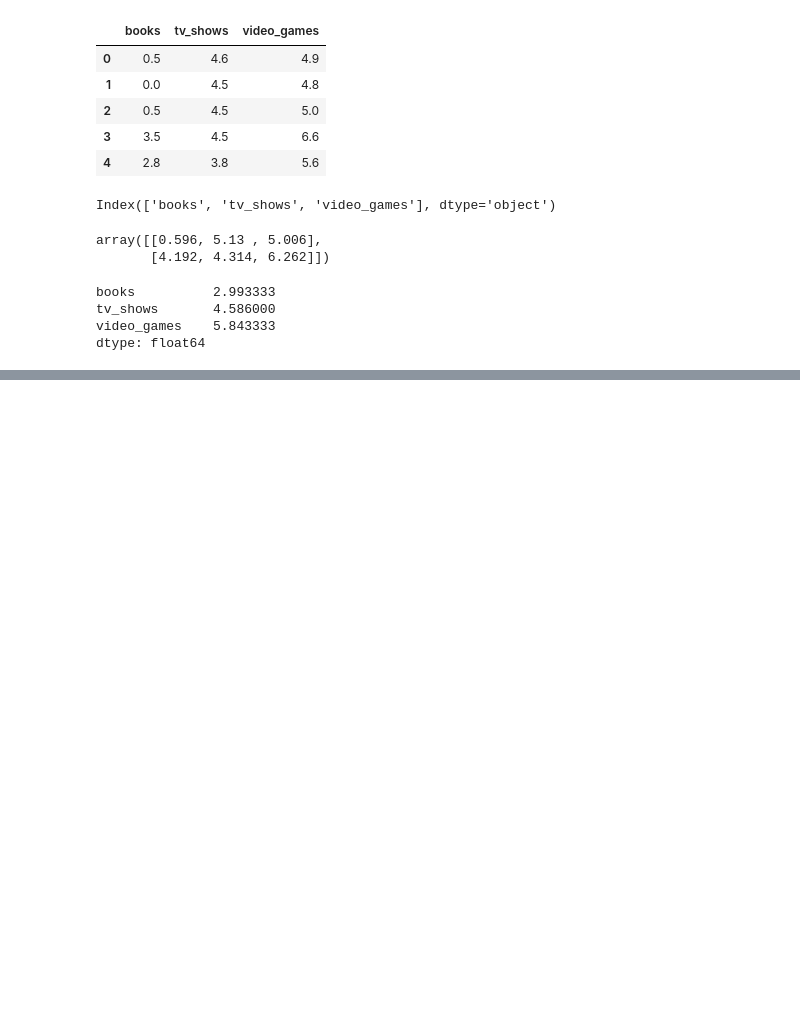
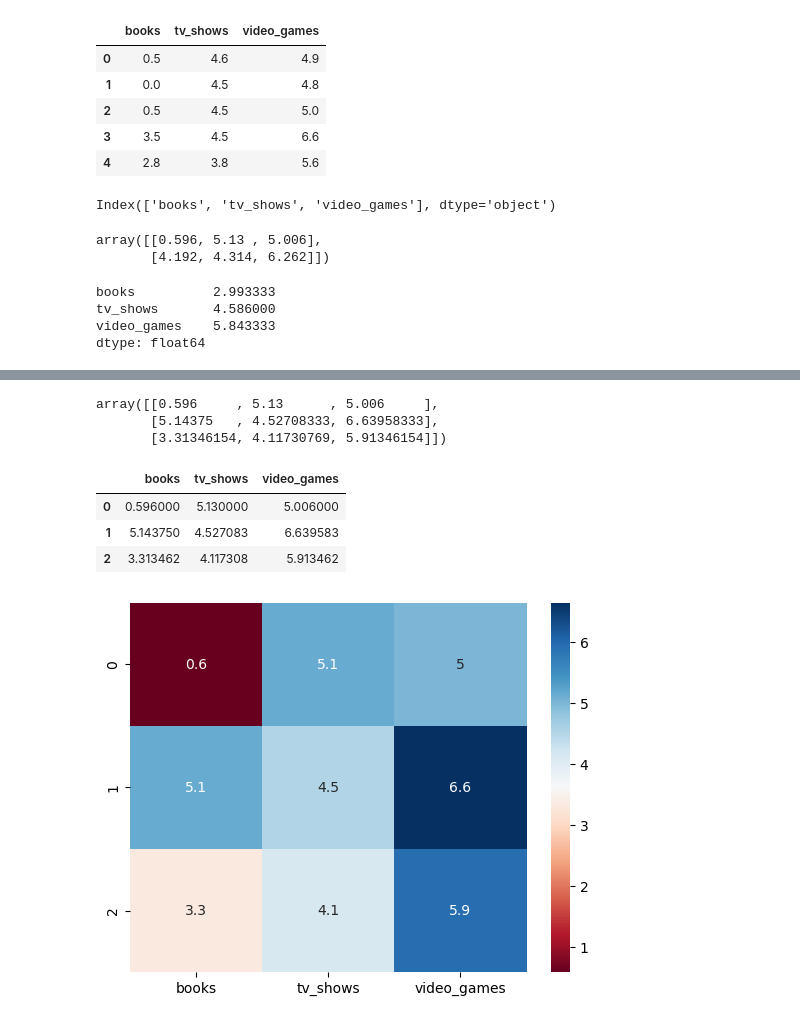
Before and after one commit to Camiloesp/PythonDataScience_UnsupervisedML, a Jupyter notebook: 2_Clustering.ipynb, the cells around one changed output, grey strips where cells are left out. Cells and saved outputs as stored; diff of their text form; code cells hidden in the pictures; blank space fills up the shorter version.

Commit message:
K-Means Clustering Assignment

```diff
--- a/2_Clustering.ipynb
+++ b/2_Clustering.ipynb
@@ -151,3 +151,7 @@ dtype: float64
 # %%
 # Cluster 0: [0.596, 5.13 , 5.006]  ~ non-readers
 # Cluster 1: [4.192, 4.314, 6.262]  ~ entertainment enthusiasts
+# %%
+kmeans3 = KMeans(n_clusters=3, n_init='auto', random_state=42)
+# %%
+kmeans3.fit(data)
@@ -153,0 +170,18 @@ dtype: float64
+# %%
+kmeans3.cluster_centers_
+# %% [output]
+array([[0.596     , 5.13      , 5.006     ],
+       [5.14375   , 4.52708333, 6.63958333],
+       [3.31346154, 4.11730769, 5.91346154]])
+# %%
+cluster_centers3 = pd.DataFrame(kmeans3.cluster_centers_, columns=data.columns)
+cluster_centers3
+# %% [output]
+|  | books | tv_shows | video_games |
+| 0 | 0.596000 | 5.130000 | 5.006000 |
+| 1 | 5.143750 | 4.527083 | 6.639583 |
+| 2 | 3.313462 | 4.117308 | 5.913462 |
+# %%
+sns.heatmap(cluster_centers3, cmap='RdBu', annot=True);
+# %% [output]
+[figure, added]
```
Also changed, not shown: parts of 3 cells of this notebook.
